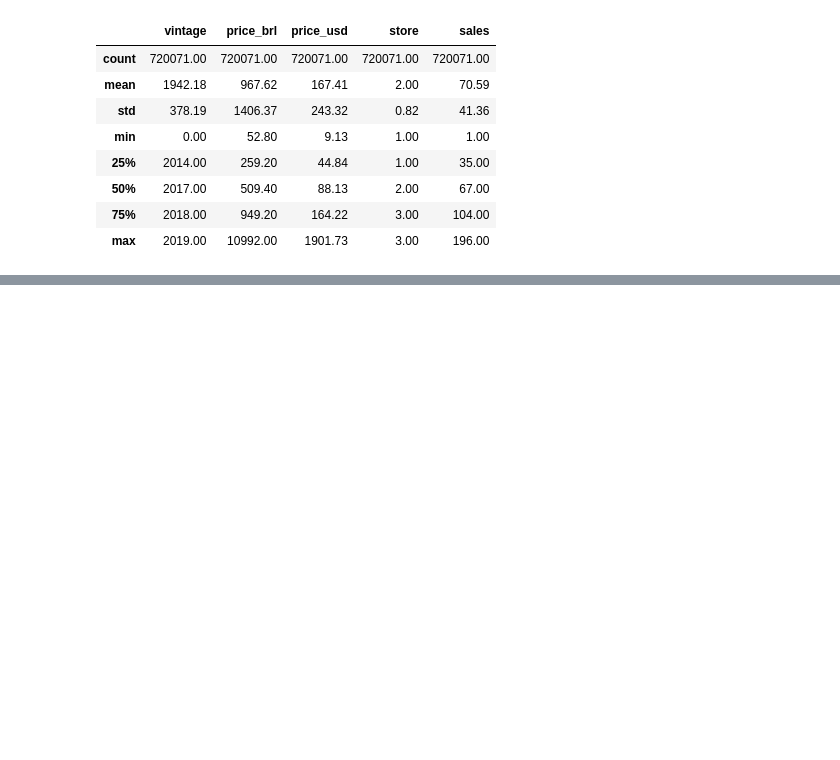
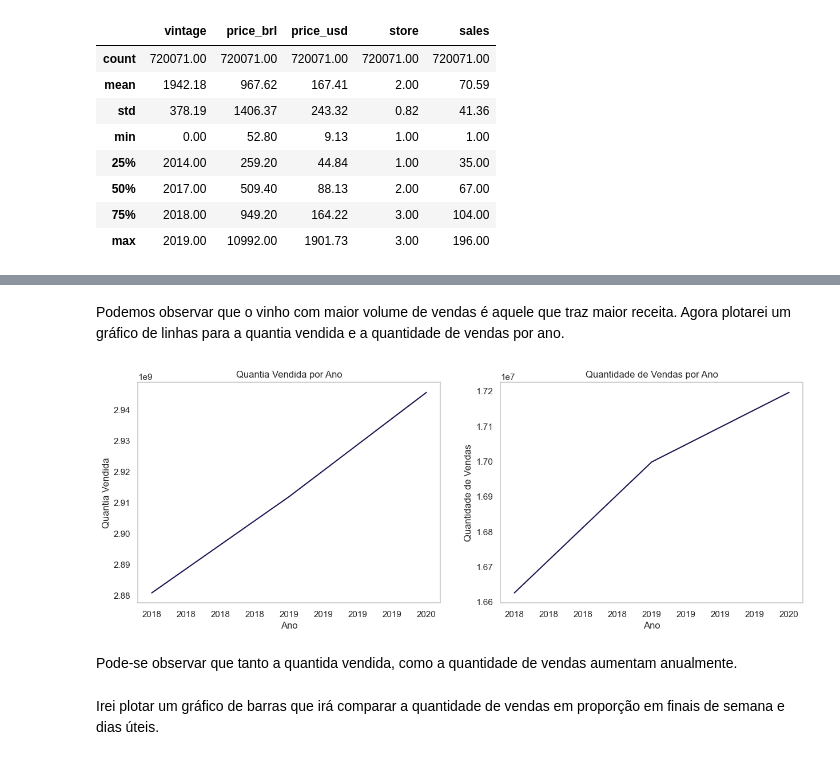
Before and after one commit to danielesantiago/Data-Science, a Jupyter notebook: Análises/Previsão de Demanda de Vinhos com Séries Temporais.ipynb, the cells around one changed output, grey strips where cells are left out. Drawn from its saved outputs; the diff is of its cells as text; code cells hidden in the pictures; blank space fills up the shorter version.

```diff
--- a/Análises/Previsão de Demanda de Vinhos com Séries Temporais.ipynb
+++ b/Análises/Previsão de Demanda de Vinhos com Séries Temporais.ipynb
@@ -379,0 +450,26 @@ round(store.describe(),2)
+# %% [markdown]
+Podemos observar que o vinho com maior volume de vendas é aquele que traz maior receita. Agora plotarei um gráfico de linhas para a quantia vendida e a quantidade de vendas por ano.
+# %%
+fig, ax = plt.subplots(1, 2, figsize = (15, 5))
+
+sns.set(style="whitegrid", palette = 'magma')
+
+sns.lineplot(x=store.groupby('Year')['amount_spent'].sum().index, y=store.groupby('Year')['amount_spent'].sum().values, ax=ax[0])
+sns.lineplot(x=store.groupby('Year')['sales'].sum().index, y=store.groupby('Year')['sales'].sum().values, ax=ax[1])
+
+for i in range (0, 2):
+    ax[i].xaxis.set_major_formatter(ticker.FormatStrFormatter('%d'))
+    ax[i].grid(False)
+
+ax[0].set(xlabel='Ano', ylabel='Quantia Vendida')
+ax[0].set_title("Quantia Vendida por Ano")
+
+ax[1].set(xlabel='Ano', ylabel='Quantidade de Vendas')
+ax[1].set_title("Quantidade de Vendas por Ano")
+plt.show()
+# %% [output]
+[figure, added]
+# %% [markdown]
+Pode-se observar que tanto a quantida vendida, como a quantidade de vendas aumentam anualmente.
+# %% [markdown]
+Irei plotar um gráfico de barras que irá comparar a quantidade de vendas em proporção em finais de semana e dias úteis.
```
Also changed, not shown: parts of 53 cells of this notebook.
